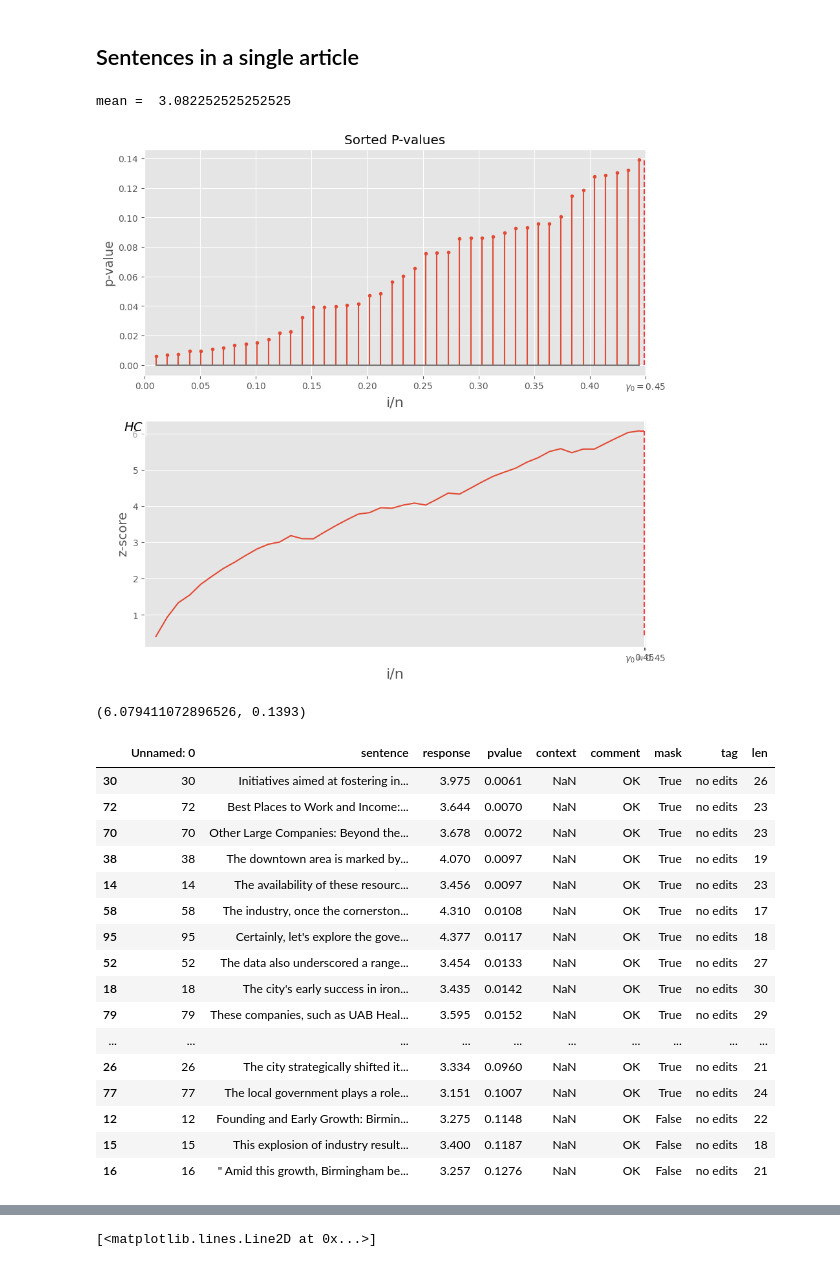
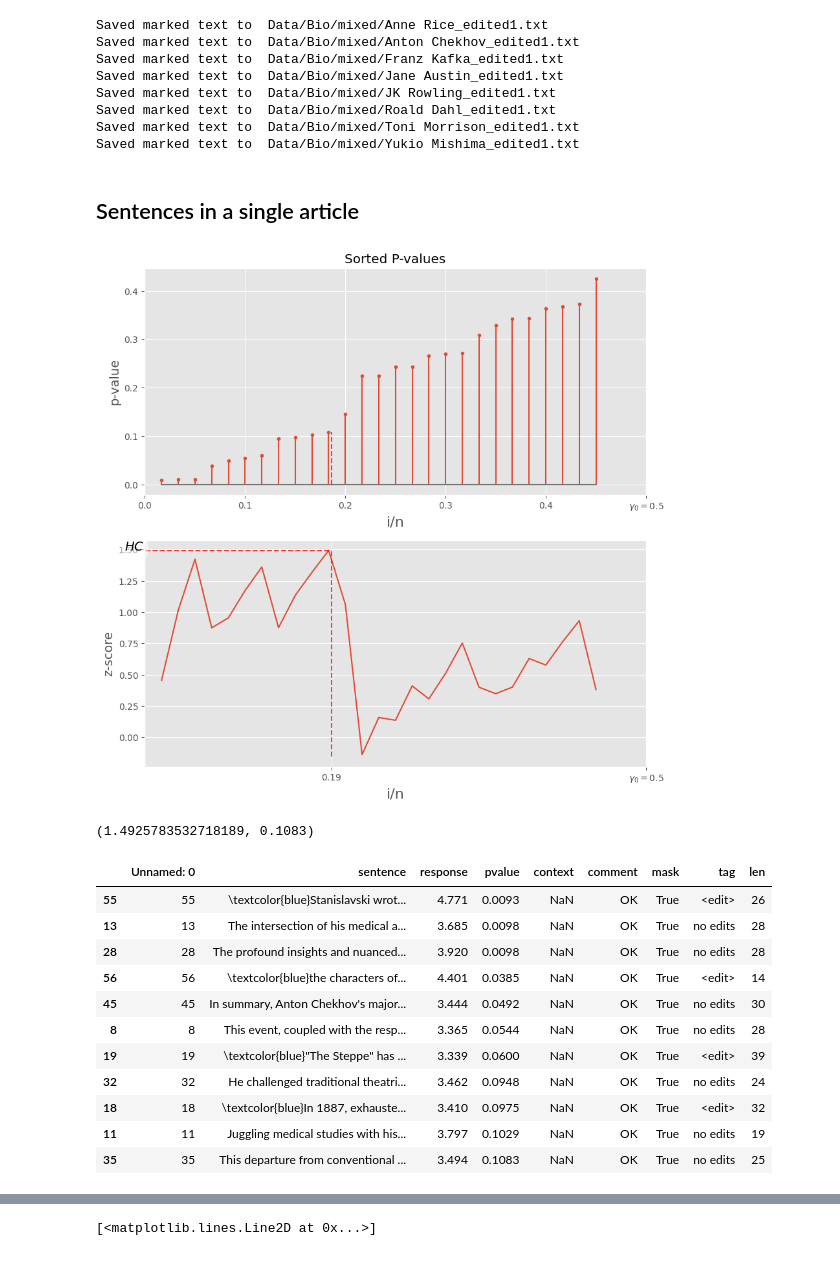
Before and after one commit to alonkipnis/detectLM, a Jupyter notebook: analyze_results_document.ipynb, the cells around one changed output, grey strips where cells are left out. Saved outputs shown, nothing was run; the diff lists cells and outputs as text; code cells hidden in the pictures.

```diff
--- a/analyze_results_document.ipynb
+++ b/analyze_results_document.ipynb
@@ -50,51 +61,79 @@ df
+# %%
+for name in  ["Anne Rice", "Anton Chekhov",
+            #"Edgar Allan Poe",
+            "Franz Kafka",
+            "Jane Austin",
+            #"Hermeann Hesse",
+            "JK Rowling", "Roald Dahl", "Toni Morrison",
+                "Yukio Mishima"]:
+    fn = f"results/{name}_edited_sentences.csv"
+    df_edited = pd.read_csv(fn)
+    df_null = pd.read_csv(f"results/{name}_sentences.csv")
+
+    def set_tag(r):
+        if r['tag'] == '<edit>':
+            if not r['mask']:
+                return '<remove edit> ' + r['sentence'] + ' </remove edit>'
+            else:
+                return '<edit> ' + r['sentence'] + ' </edit>'
+        else:
+            return r['sentence']
+
+    df_edited.loc[:, 'sentence'] = df_edited.apply(set_tag, axis=1)
+
+    output_file = f"Data/Bio/mixed/{name}_edited1.txt"
+    with open (output_file, 'w') as f:
+        f.write("\n".join(df_edited['sentence']))
+    print("Saved marked text to ", output_file)
+# %% [output]
+Saved marked text to  Data/Bio/mixed/Anne Rice_edited1.txt
+Saved marked text to  Data/Bio/mixed/Anton Chekhov_edited1.txt
+Saved marked text to  Data/Bio/mixed/Franz Kafka_edited1.txt
+Saved marked text to  Data/Bio/mixed/Jane Austin_edited1.txt
+Saved marked text to  Data/Bio/mixed/JK Rowling_edited1.txt
+Saved marked text to  Data/Bio/mixed/Roald Dahl_edited1.txt
+Saved marked text to  Data/Bio/mixed/Toni Morrison_edited1.txt
+Saved marked text to  Data/Bio/mixed/Yukio Mishima_edited1.txt
 # %% [markdown]
 ## Sentences in a single article
 # %%
-file_name = "Birmingham_sentences.csv"
+file_name = "results/Anton Chekhov_edited_sentences.csv"
 
-MIN_LEN = 6
+MIN_LEN = 10
 df_doc1 = pd.read_csv(file_name)
 df_doc1['len'] = df_doc1.sentence.apply(lambda x : len(x.split()))
 df_doc1 = df_doc1[df_doc1.len > MIN_LEN]
 
 df_disp = df_doc1
 df_disp.loc[:, 'response'] = df_disp['response'].apply(lambda x : np.round(x,3))
 df_disp.loc[:, 'pvalue'] = df_disp['pvalue'].apply(lambda x : np.round(x,4))
 df_disp.loc[df_disp.tag == '<edit>', 'sentence'] = '\\textcolor{blue}' + df_disp.loc[df_disp.tag == '<edit>', 'sentence']
 
 df_disp['sentence'] = df_disp['sentence'].apply(lambda x : " ".join(x.split()[:6]) + "...")
 
 
 a = df_disp.filter(['sentence', 'response', 'pvalue'])
 b = df_disp[df_disp['mask']].filter(['sentence', 'pvalue']).sort_values('pvalue')
 
-print("mean = ", df_disp.response.mean())
-
 from multitest import MultiTest
 pvals = df_disp['pvalue']
 mt = MultiTest(pvals[~np.isnan(pvals)], stbl=True)
 mt.hc_dashboard(gamma=0.45)
 print(mt.hc(gamma=0.45))
 
-df_disp.sort_values('pvalue').head(40)
+df_disp[~df_disp.pvalue.isna()].sort_values('pvalue')[df_disp['mask']]
 # %% [output]
+[figure, new version]
-mean =  3.082252525252525
+(1.4925783532718189, 0.1083)
-[figure, old version]
-(6.079411072896526, 0.1393)
 |  | Unnamed: 0 | sentence | response | pvalue | context | comment | mask | tag | len |
-| 30 | 30 | Initiatives aimed at fostering in... | 3.975 | 0.0061 | NaN | OK | True | no edits | 26 |
-| 72 | 72 | Best Places to Work and Income:... | 3.644 | 0.0070 | NaN | OK | True | no edits | 23 |
-| 70 | 70 | Other Large Companies: Beyond the... | 3.678 | 0.0072 | NaN | OK | True | no edits | 23 |
-| 38 | 38 | The downtown area is marked by... | 4.070 | 0.0097 | NaN | OK | True | no edits | 19 |
-| 14 | 14 | The availability of these resourc... | 3.456 | 0.0097 | NaN | OK | True | no edits | 23 |
-| 58 | 58 | The industry, once the cornerston... | 4.310 | 0.0108 | NaN | OK | True | no edits | 17 |
-| 95 | 95 | Certainly, let's explore the gove... | 4.377 | 0.0117 | NaN | OK | True | no edits | 18 |
-| 52 | 52 | The data also underscored a range... | 3.454 | 0.0133 | NaN | OK | True | no edits | 27 |
-| 18 | 18 | The city's early success in iron... | 3.435 | 0.0142 | NaN | OK | True | no edits | 30 |
-| 79 | 79 | These companies, such as UAB Heal... | 3.595 | 0.0152 | NaN | OK | True | no edits | 29 |
-| ... | ... | ... | ... | ... | ... | ... | ... | ... | ... |
-| 26 | 26 | The city strategically shifted it... | 3.334 | 0.0960 | NaN | OK | True | no edits | 21 |
-| 77 | 77 | The local government plays a role... | 3.151 | 0.1007 | NaN | OK | True | no edits | 24 |
-| 12 | 12 | Founding and Early Growth: Birmin... | 3.275 | 0.1148 | NaN | OK | False | no edits | 22 |
-| 15 | 15 | This explosion of industry result... | 3.400 | 0.1187 | NaN | OK | False | no edits | 18 |
-| 16 | 16 | " Amid this growth, Birmingham be... | 3.257 | 0.1276 | NaN | OK | False | no edits | 21 |
+| 55 | 55 | \textcolor{blue}Stanislavski wrot... | 4.771 | 0.0093 | NaN | OK | True | <edit> | 26 |
+| 13 | 13 | The intersection of his medical a... | 3.685 | 0.0098 | NaN | OK | True | no edits | 28 |
+| 28 | 28 | The profound insights and nuanced... | 3.920 | 0.0098 | NaN | OK | True | no edits | 28 |
+| 56 | 56 | \textcolor{blue}the characters of... | 4.401 | 0.0385 | NaN | OK | True | <edit> | 14 |
+| 45 | 45 | In summary, Anton Chekhov's major... | 3.444 | 0.0492 | NaN | OK | True | no edits | 30 |
+| 8 | 8 | This event, coupled with the resp... | 3.365 | 0.0544 | NaN | OK | True | no edits | 28 |
+| 19 | 19 | \textcolor{blue}"The Steppe" has ... | 3.339 | 0.0600 | NaN | OK | True | <edit> | 39 |
+| 32 | 32 | He challenged traditional theatri... | 3.462 | 0.0948 | NaN | OK | True | no edits | 24 |
+| 18 | 18 | \textcolor{blue}In 1887, exhauste... | 3.410 | 0.0975 | NaN | OK | True | <edit> | 32 |
+| 11 | 11 | Juggling medical studies with his... | 3.797 | 0.1029 | NaN | OK | True | no edits | 19 |
+| 35 | 35 | This departure from conventional ... | 3.494 | 0.1083 | NaN | OK | True | no edits | 25 |
```
Also changed, not shown: parts of 3 cells of this notebook, 9 other files.
